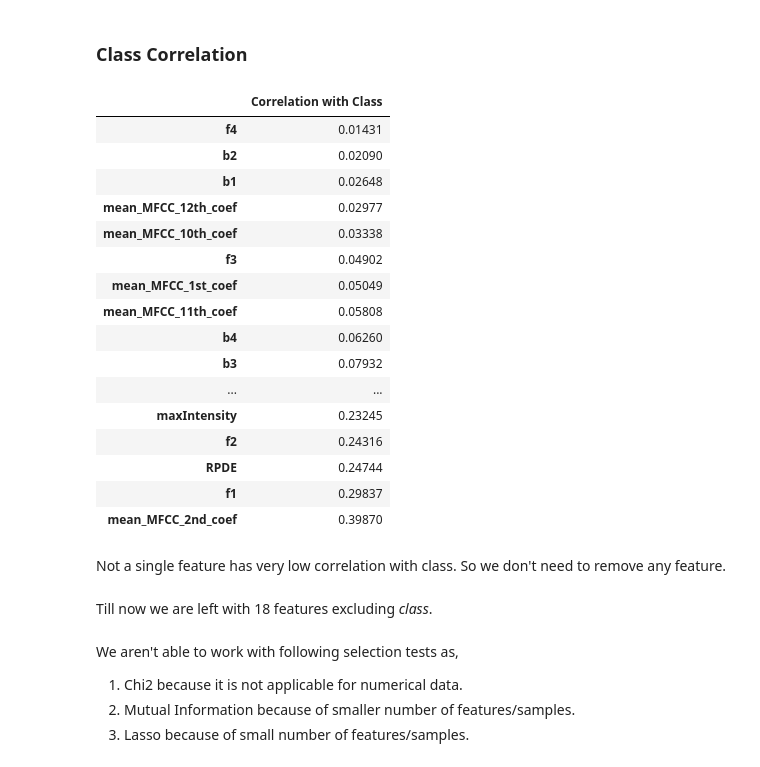
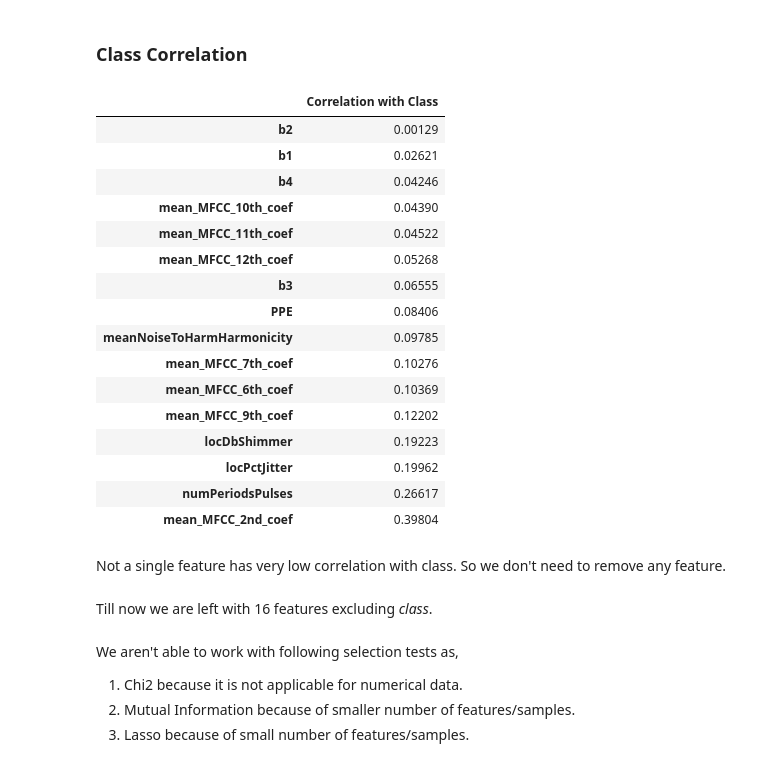
Before and after one commit to ShaileshAdhikari/parkinsons_classification, a Jupyter notebook: dataset/dataprocessing.ipynb, the cells around one changed output. Cells and saved outputs as stored; diff of their text form; code cells hidden in the pictures.

```diff
--- a/dataset/dataprocessing.ipynb
+++ b/dataset/dataprocessing.ipynb
@@ -116,5 +123,6 @@ outliers
 # %%
-var_filter_df.drop(outliers, axis=0, inplace=True)
+var_filter_df = var_filter_df.drop(outliers, axis=0).reset_index(drop=True)
+y = y.drop(outliers, axis=0).reset_index(drop=True)
 # %% [markdown]
 ## Type 1 - Processing
 # %% [markdown]
@@ -175,7 +183,7 @@ We will be using VIF from statsmodels library to check the multi-collinearity.
 # %%
 from statsmodels.stats.outliers_influence import variance_inflation_factor
 
-vif_threshold = 10
+vif_threshold = 30
 
  # VIF dataframe
 vif_data = pd.DataFrame(corr_filter_df.columns, columns=['Features'])
@@ -229,31 +237,31 @@ multicorr_filter_data.head()
 # %%
 # Correlation with class
 
-correlate = np.array([multicorr_filter_data[columns].corr(y) for columns in corr_filter_df.columns])
+correlate = np.array([multicorr_filter_data[columns].corr(y) for columns in multicorr_filter_data.columns])
 corr_df = pd.DataFrame(abs(correlate.round(5)),index=multicorr_filter_data.columns,columns=['Correlation with Class'])
 corr_df.sort_values(by='Correlation with Class',ascending=True)
 # %% [output]
 |  | Correlation with Class |
-| f4 | 0.01431 |
-| b2 | 0.02090 |
-| b1 | 0.02648 |
-| mean_MFCC_12th_coef | 0.02977 |
-| mean_MFCC_10th_coef | 0.03338 |
-| f3 | 0.04902 |
-| mean_MFCC_1st_coef | 0.05049 |
-| mean_MFCC_11th_coef | 0.05808 |
-| b4 | 0.06260 |
-| b3 | 0.07932 |
-| ... | ... |
-| maxIntensity | 0.23245 |
-| f2 | 0.24316 |
-| RPDE | 0.24744 |
-| f1 | 0.29837 |
-| mean_MFCC_2nd_coef | 0.39870 |
+| b2 | 0.00129 |
+| b1 | 0.02621 |
+| b4 | 0.04246 |
+| mean_MFCC_10th_coef | 0.04390 |
+| mean_MFCC_11th_coef | 0.04522 |
+| mean_MFCC_12th_coef | 0.05268 |
+| b3 | 0.06555 |
+| PPE | 0.08406 |
+| meanNoiseToHarmHarmonicity | 0.09785 |
+| mean_MFCC_7th_coef | 0.10276 |
+| mean_MFCC_6th_coef | 0.10369 |
+| mean_MFCC_9th_coef | 0.12202 |
+| locDbShimmer | 0.19223 |
+| locPctJitter | 0.19962 |
+| numPeriodsPulses | 0.26617 |
+| mean_MFCC_2nd_coef | 0.39804 |
 # %% [markdown]
 Not a single feature has very low correlation with class. So we don't need to remove any feature.
 # %% [markdown]
-Till now we are left with 18 features excluding *class*.
+Till now we are left with 16 features excluding *class*.
 # %% [markdown]
 We aren't able to work with following selection tests as,
 
```
Also changed, not shown: parts of 20 cells of this notebook.
